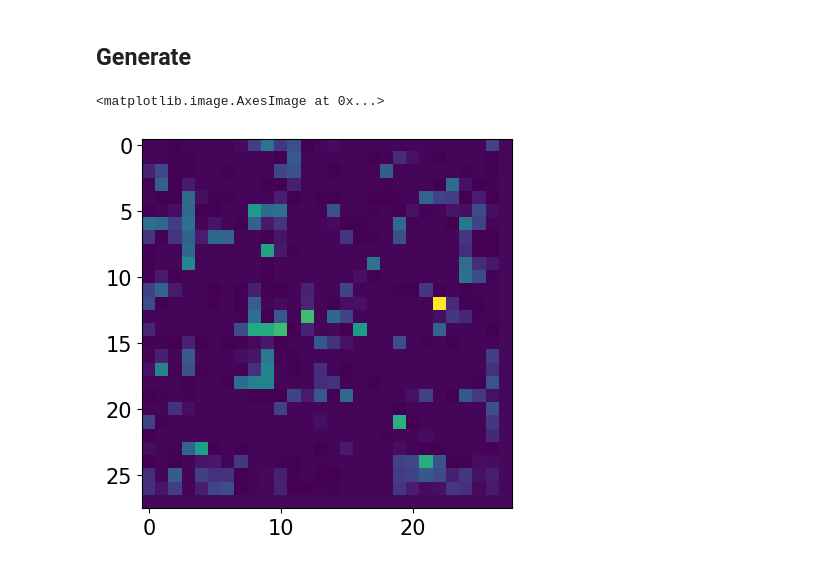
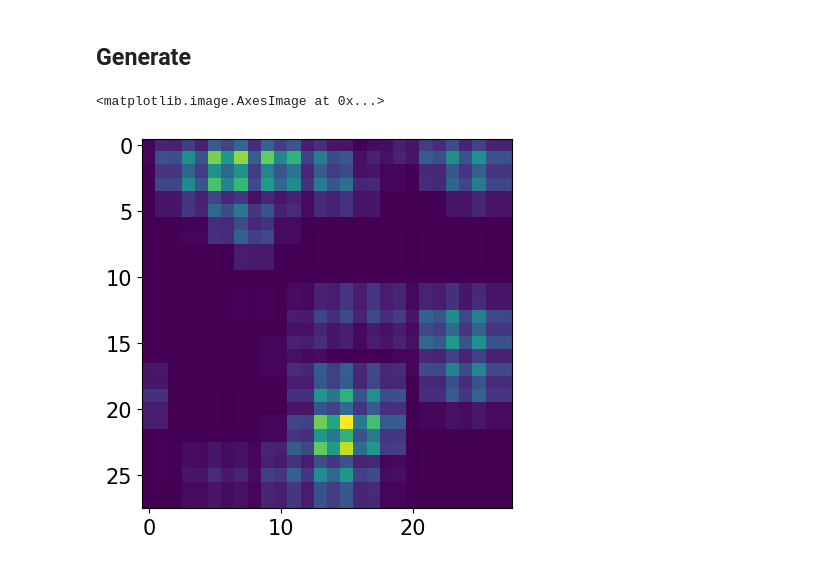
Before and after one commit to j-p-terry/uga_grad_physics_ml, a Jupyter notebook: Notebooks/autoencoders.ipynb, the cells around one changed output. Saved outputs shown, nothing was run; the diff lists cells and outputs as text; code cells hidden in the pictures.

```diff
--- a/Notebooks/autoencoders.ipynb
+++ b/Notebooks/autoencoders.ipynb
@@ -1201,4 +1247,33 @@ class VariationalAutoencoder(pl.LightningModule):
         return array_dim, flattened_dim
 # %% [markdown]
 ## Initialize
+# %%
+# model hyper parameters (fashion MNIST)
+lr = 1e-3
+eps = 1e-8
+weight_decay = 1e-6
+dropout = 0.25
+cnn_layer_dims  = [128, 64,]
+n_cnn_layers = len(cnn_layer_dims)
+latent_dim = 32
+activation = F.gelu
+n_channels = 1
+stride = 2
+kernel_size = 3
+padding = 1
+output_padding = 1
+scheduler_name = "step"
+gamma = 0.5
+step_size = 5
+use_l2 = False # L2 regularization
+
+## WandB stuff
+# log with WandB or TensorBoard
+use_wandb = False
+# do hyperparameter sweep with WandB
+use_sweep = False
+# WandB project name
+project_name = "FashioMNIST_AE"
+# WandB lab name
+entity = ''
 # %%
@@ -1250,7 +1325,7 @@ vae_model = VariationalAutoencoder(latent_dim=latent_dim,
 # %% [markdown]
 ## Train
 # %%
-num_epochs = 25
+num_epochs = 50
 # %%
 accelerator_name = "mps"
 # accelerator_name = "cpu"
@@ -1287,8 +1364,8 @@ VariationalAutoencoder(
 )
 # %%
 if not use_wandb:
-    %load_ext tensorboard
-    vae_logger = TensorBoardLogger("vae_logs", name="simple_mnist_fashion_vae")
+    # %load_ext tensorboard
+    vae_logger = TensorBoardLogger("vae_logs", name="simple_cifar_vae")
     run_name = "vae_cnn"
 else:
     logger_kwargs = {
@@ -1385,9 +1459,9 @@ if not use_wandb:
 # %%
 random_input = torch.randn(vae_model.encoded_cxy).float()#.to(device)
 # %%
-random_output = vae_model.decoder(random_input).detach().cpu().numpy()
+random_output = 255 * np.moveaxis(nn.ReLU()(vae_model.decoder(random_input)).detach().cpu().numpy().squeeze(), 0, -1)
 # %%
-plt.imshow(random_output.squeeze())
+plt.imshow(random_output)
 # %% [output]
 <matplotlib.image.AxesImage at 0x...>
-[figure, old version]
+[figure, new version]
```
Also changed, not shown: parts of 32 cells of this notebook.
